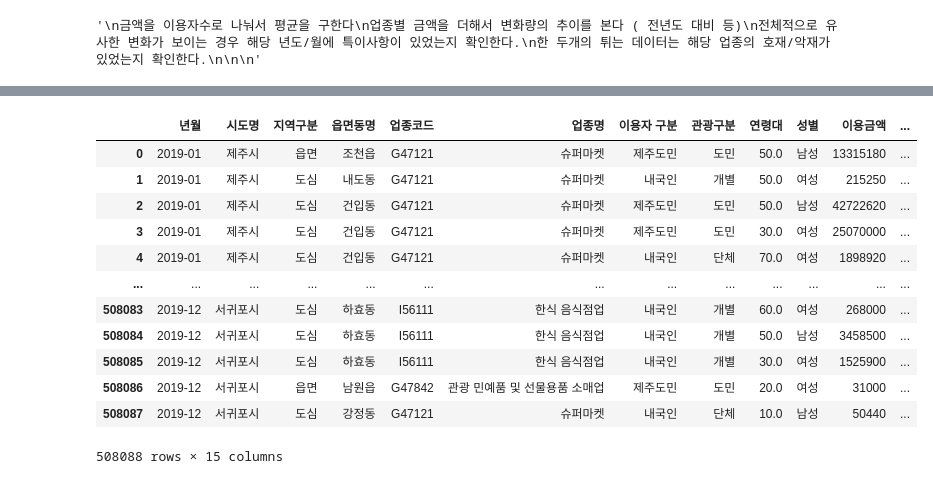
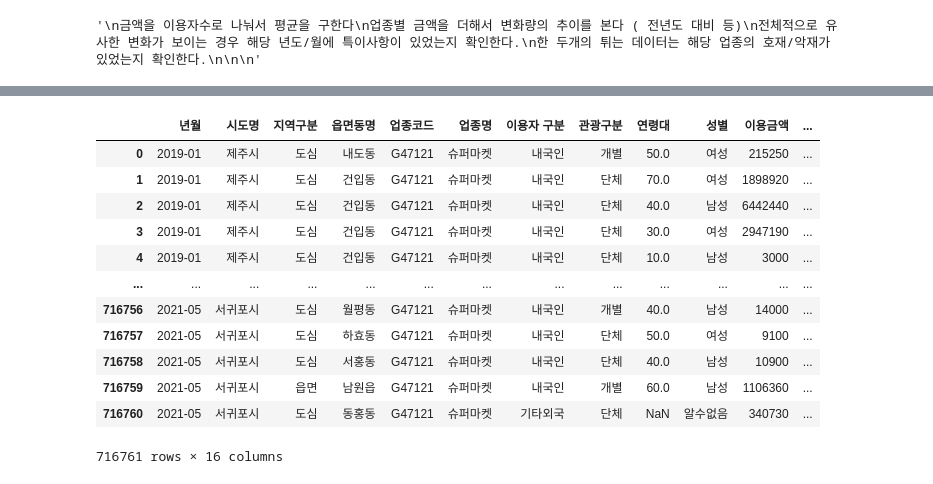
Before and after one commit to hyk2202/semi_project_2, a Jupyter notebook: Vscode/한열/read_csv.ipynb, the cells around one changed output, grey strips where cells are left out. Cells and saved outputs as stored; diff of their text form; code cells hidden in the pictures.

```diff
--- a/Vscode/한열/read_csv.ipynb
+++ b/Vscode/한열/read_csv.ipynb
@@ -143,8 +151,9 @@ dataf_all.query('날짜 >= 2019.01')[['분류','관광객수']].groupby(['분류
 | 50130310.0 | 3798066 |
 # %%
 df = concat([origin,origin1,origin2],ignore_index=True)
-df['대분류']=df['업종명 대분류']
-df
+df['구분']=df['이용자 구분']
+df1 = df.query('구분 != "제주도민"').query('구분 != "법인"')
+df1
 # %% [output]
 |  | 년월 | 시도명 | 지역구분 | 읍면동명 | 업종코드 | 업종명 | 이용자 구분 | 관광구분 | 연령대 | 성별 | 이용금액 | ... |
 | 0 | 2019-01 | 서귀포시 | 도심 | 신효동 | I56114 | 서양식 음식점업 | 내국인 | 단체 | 50.0 | 여성 | 11000 | ... |
@@ -172,5 +180,2 @@ df['대분류'].unique()
 # %% [output]
 '\n금액을 이용자수로 나눠서 평균을 구한다\n업종별 금액을 더해서 변화량의 추이를 본다 ( 전년도 대비 등)\n전체적으로 유사한 변화가 보이는 경우 해당 년도/월에 특이사항이 있었는지 확인한다.\n한 두개의 튀는 데이터는 해당 업종의 호재/악재가 있었는지 확인한다.\n\n\n'
-# %%
-df1 = df.query('관광구분 != "도민"')
-df1['분류']=df1['업종명 대분류']
@@ -231,42 +188,42 @@ array(['서양식 음식점업', '일식 음식점업', '비알콜 음료점업'
 # %%
-df1 = origin.copy()
-df1['업종명'].unique()
+
 
 # 카페, 술집, 한식
 숙박 = ['여관업', '휴양콘도 운영업', '호텔업']
 식비 = ['서양식 음식점업', '일식 음식점업','비알콜 음료점업', '피자, 햄버거, 샌드위치 및 유사 음식점업', '기타 외국식 음식점업','한식 음식점업','중식 음식점업', '기타 주점업','체인화 편의점',  '일반유흥 주점업','육류 소매업',
        '그외 기타 종합 소매업','빵 및 과자류 소매업','과실 및 채소 소매업','기타음식료품위주종합소매업', '수산물 소매업']
 교통 = ['내항 여객 운송업','자동차 임대업','정기 항공 운송업','차량용 주유소 운영업',  '차량용 가스 충전업','택시 운송업']
 기타 = [  '욕탕업', '기타 대형 종합 소매업',   '전시 및 행사 대행업']
 
 
 서귀포시 = {'신효동':50130109, '서홍동':50130106, '월평동':50130115, '중문동':50130112, '토평동':50130111, '하효동':50130108, '서호동':50130103, '하원동':50130118, '하예동':50130121,
        '서귀동':50130101, '색달동':50130119, '회수동':50130113, '호근동':50130104, '남원읍':50130253, '법환동':50130102, '상예동':50130120, '보목동':50130110, '동홍동':50130105,
        '상효동':50130107, '대포동':50130114, '표선면':50130320, '안덕면':50130310, '강정동':50130116, '성산읍':50130259, '대정읍':50130250, '도순동':50130117, '영남동':50130122}
 
 제주시 = {'조천읍':50110259, '내도동':50110140, '건입동':50110107, '노형동':50110122, '도남동':50110129, '도두일동':50110127, '도두이동':50110128, '도련일동':50110130, '삼도일동':50110105,
        '도평동':50110138, '아라일동':50110117, '아라이동':50110118, '삼양일동':50110113, '삼양이동':50110114, '삼도이동':50110106, '봉개동':50110116, '삼양삼동':50110115, '연동':50110137,
        '추자면':50130250, '한경면':50110310, '한림읍':50110250, '우도면':50110330, '애월읍':50110253, '구좌읍':50110256, '화북일동':50110111, '화북이동':50110112, '해안동':50110139,
        '일도이동':50110102, '일도일동':50110101, '이호이동':50110126, '오등동':50110134, '영평동':50110136, '외도일동':50110123, '오라일동':50110119, '오라삼동':50110121,
        '용담이동':50110109, '오라이동':50110120, '이도이동':50110104, '월평동':50110135, '용담일동':50110108, '이도일동':50110103, '용담삼동':50110110, '이호일동':50110125,
        '외도이동':50110124, '회천동':50110133, '도련이동':50110131, '용강동':50110132}
 df1_1=df1.query('시도명 != "서귀포시"')
 df1_2=df1.query('시도명 == "서귀포시"')
 df1_1['EMD_CD'] = df1_1['읍면동명'].map(제주시)
 df1_2['EMD_CD'] = df1_2['읍면동명'].map(서귀포시)
 df_emd = concat([df1_1,df1_2]).reset_index(drop=True)
+df_emd
 # %% [output]
 |  | 년월 | 시도명 | 지역구분 | 읍면동명 | 업종코드 | 업종명 | 이용자 구분 | 관광구분 | 연령대 | 성별 | 이용금액 | ... |
-| 0 | 2019-01 | 제주시 | 읍면 | 조천읍 | G47121 | 슈퍼마켓 | 제주도민 | 도민 | 50.0 | 남성 | 13315180 | ... |
-| 1 | 2019-01 | 제주시 | 도심 | 내도동 | G47121 | 슈퍼마켓 | 내국인 | 개별 | 50.0 | 여성 | 215250 | ... |
-| 2 | 2019-01 | 제주시 | 도심 | 건입동 | G47121 | 슈퍼마켓 | 제주도민 | 도민 | 50.0 | 남성 | 42722620 | ... |
-| 3 | 2019-01 | 제주시 | 도심 | 건입동 | G47121 | 슈퍼마켓 | 제주도민 | 도민 | 30.0 | 여성 | 25070000 | ... |
-| 4 | 2019-01 | 제주시 | 도심 | 건입동 | G47121 | 슈퍼마켓 | 내국인 | 단체 | 70.0 | 여성 | 1898920 | ... |
+| 0 | 2019-01 | 제주시 | 도심 | 내도동 | G47121 | 슈퍼마켓 | 내국인 | 개별 | 50.0 | 여성 | 215250 | ... |
+| 1 | 2019-01 | 제주시 | 도심 | 건입동 | G47121 | 슈퍼마켓 | 내국인 | 단체 | 70.0 | 여성 | 1898920 | ... |
+| 2 | 2019-01 | 제주시 | 도심 | 건입동 | G47121 | 슈퍼마켓 | 내국인 | 단체 | 40.0 | 남성 | 6442440 | ... |
+| 3 | 2019-01 | 제주시 | 도심 | 건입동 | G47121 | 슈퍼마켓 | 내국인 | 단체 | 30.0 | 여성 | 2947190 | ... |
+| 4 | 2019-01 | 제주시 | 도심 | 건입동 | G47121 | 슈퍼마켓 | 내국인 | 단체 | 10.0 | 남성 | 3000 | ... |
 | ... | ... | ... | ... | ... | ... | ... | ... | ... | ... | ... | ... | ... |
-| 508083 | 2019-12 | 서귀포시 | 도심 | 하효동 | I56111 | 한식 음식점업 | 내국인 | 개별 | 60.0 | 여성 | 268000 | ... |
-| 508084 | 2019-12 | 서귀포시 | 도심 | 하효동 | I56111 | 한식 음식점업 | 내국인 | 개별 | 50.0 | 남성 | 3458500 | ... |
-| 508085 | 2019-12 | 서귀포시 | 도심 | 하효동 | I56111 | 한식 음식점업 | 내국인 | 개별 | 30.0 | 여성 | 1525900 | ... |
-| 508086 | 2019-12 | 서귀포시 | 읍면 | 남원읍 | G47842 | 관광 민예품 및 선물용품 소매업 | 제주도민 | 도민 | 20.0 | 여성 | 31000 | ... |
-| 508087 | 2019-12 | 서귀포시 | 도심 | 강정동 | G47121 | 슈퍼마켓 | 내국인 | 단체 | 10.0 | 남성 | 50440 | ... |
+| 716756 | 2021-05 | 서귀포시 | 도심 | 월평동 | G47121 | 슈퍼마켓 | 내국인 | 개별 | 40.0 | 남성 | 14000 | ... |
+| 716757 | 2021-05 | 서귀포시 | 도심 | 하효동 | G47121 | 슈퍼마켓 | 내국인 | 단체 | 50.0 | 여성 | 9100 | ... |
+| 716758 | 2021-05 | 서귀포시 | 도심 | 서홍동 | G47121 | 슈퍼마켓 | 내국인 | 단체 | 40.0 | 남성 | 10900 | ... |
+| 716759 | 2021-05 | 서귀포시 | 읍면 | 남원읍 | G47121 | 슈퍼마켓 | 내국인 | 개별 | 60.0 | 남성 | 1106360 | ... |
+| 716760 | 2021-05 | 서귀포시 | 도심 | 동홍동 | G47121 | 슈퍼마켓 | 기타외국 | 단체 | NaN | 알수없음 | 340730 | ... |
-508088 rows × 15 columns
+716761 rows × 16 columns
 # %%
```
Also changed, not shown: parts of 25 cells of this notebook, 19 other files.
